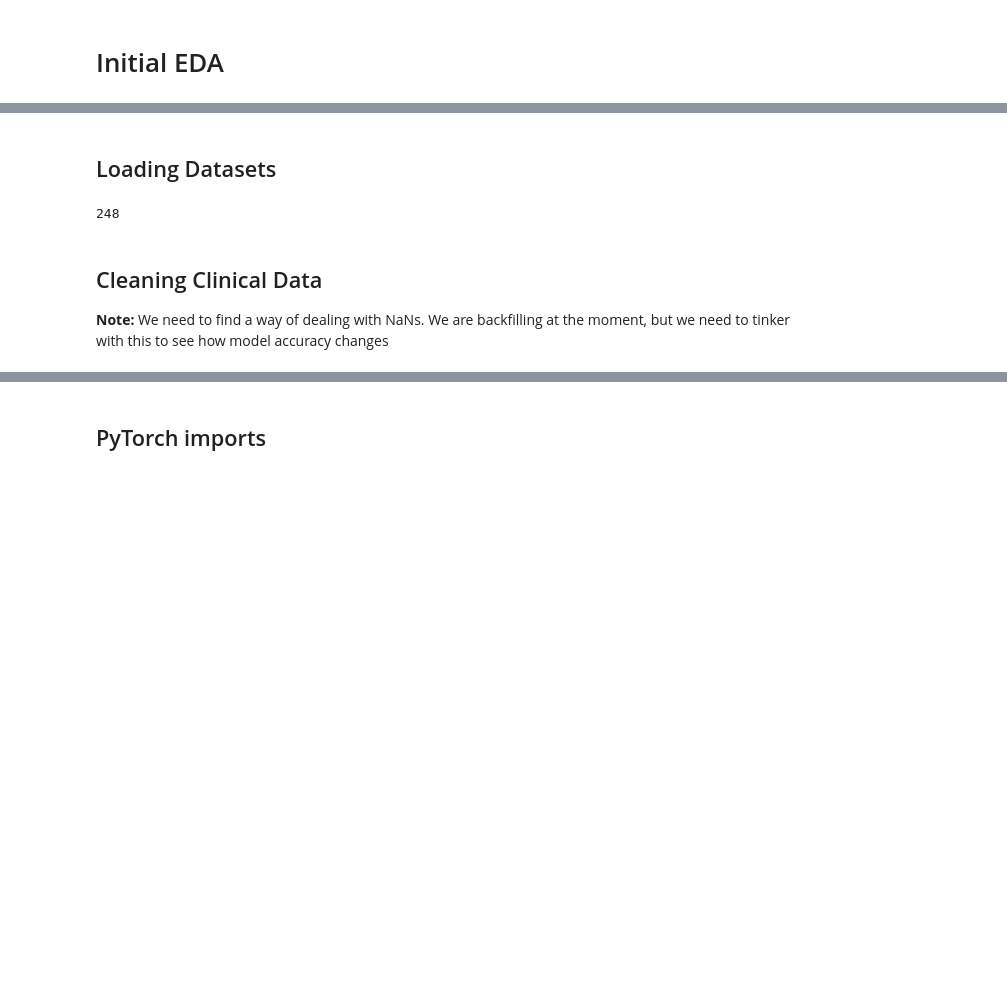
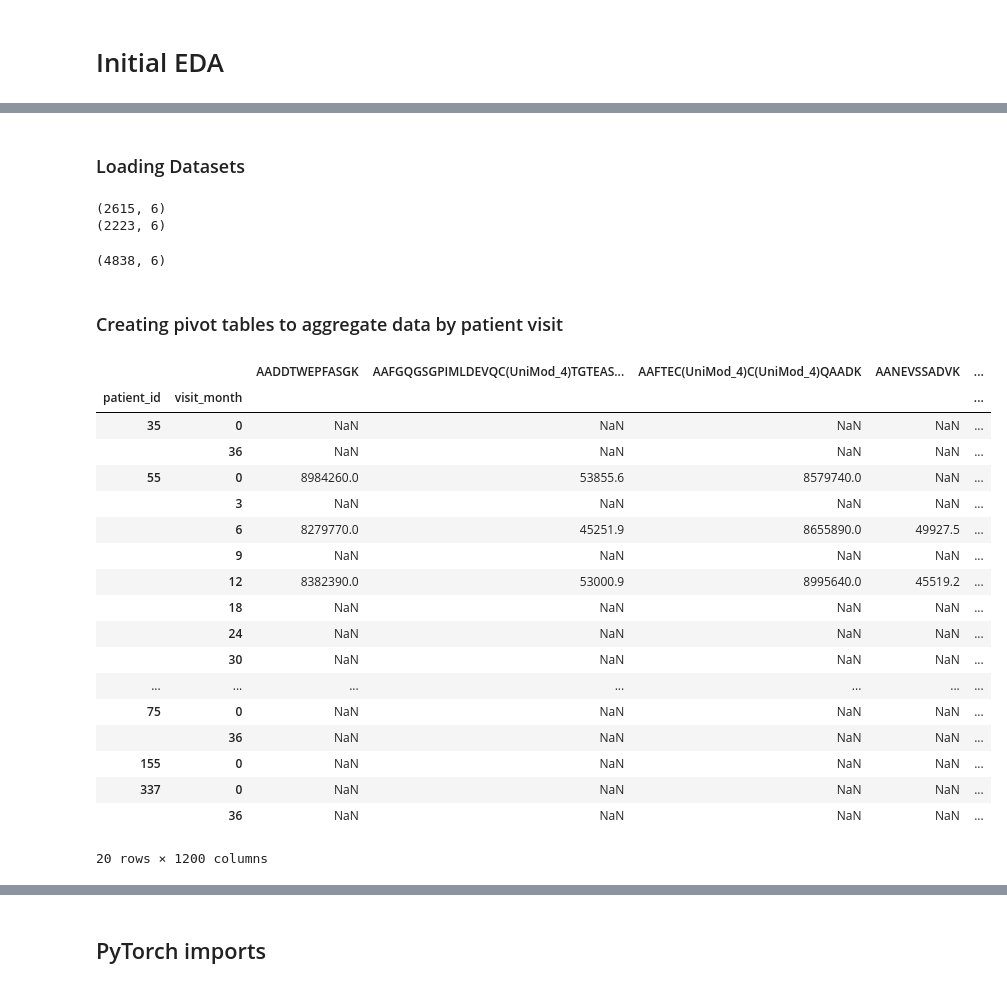
Before and after one commit to haiyan-wang/DAML-sp23-pd_pred, a Jupyter notebook: src/initial_analysis.ipynb, the cells around one changed output, grey strips where cells are left out. Cells and saved outputs as stored; diff of their text form; code cells hidden in the pictures; blank space fills up the shorter version.

```diff
--- a/src/initial_analysis.ipynb
+++ b/src/initial_analysis.ipynb
@@ -8,15 +8,22 @@ import pandas as pd
 import seaborn as sns
 import matplotlib.pyplot as plt
 # %% [markdown]
-## Loading Datasets
+### Loading Datasets
 # %%
 peptides_df = pd.read_csv('../data/train_peptides.csv')
+peptides_df.set_index(["patient_id", "visit_month"], inplace = True)
+
 proteins_df = pd.read_csv('../data/train_proteins.csv')
+proteins_df.set_index(["patient_id", "visit_month"], inplace = True)
+
 clinical_data_df = pd.read_csv('../data/train_clinical_data.csv')
+clinical_data_df.set_index(["patient_id", "visit_month"], inplace = True)
+
 supplemental_clinical_data_df = pd.read_csv('../data/supplemental_clinical_data.csv')
+supplemental_clinical_data_df.set_index(["patient_id", "visit_month"], inplace = True)
+
+clinical_data_df = pd.concat([clinical_data_df, supplemental_clinical_data_df])
 # %% [output]
-248
+(2615, 6)
+(2223, 6)
+(4838, 6)
-# %% [markdown]
-## Cleaning Clinical Data
-
-**Note:** We need to find a way of dealing with NaNs. We are backfilling at the moment, but we need to tinker with this to see how model accuracy changes
@@ -25 +30,35 @@ supplemental_clinical_data_df = pd.read_csv('../data/supplemental_clinical_data.
+# %% [markdown]
+### Creating pivot tables to aggregate data by patient visit
+# %%
+protein_counts_visit = pd.pivot_table(data = proteins_df, index = ["patient_id", "visit_month"], columns = 'UniProt', values = 'NPX')
+
+peptide_counts_visit = pd.pivot_table(data = peptides_df, index = ["patient_id", "visit_month"], columns = 'Peptide', values = 'PeptideAbundance')
+
+patient_data_final = pd.concat([peptide_counts_visit, protein_counts_visit, clinical_data_df[["updrs_1", "updrs_2", "updrs_3", "updrs_4", "upd23b_clinical_state_on_medication"]]], axis = 1, join = 'outer')
+patient_data_final.sort_index(axis = 0, level = ["patient_id", "visit_month"], inplace = True)
+patient_data_final.rename(columns = {"upd23b_clinical_state_on_medication": "medication"}, inplace = True)
+patient_data_final["medication"].fillna(0, inplace = True)
+patient_data_final["medication"].replace({"Off": 1, "On": 1}, inplace = True)
+
+patient_data_final.head(20)
+# %% [output]
+|  |  | AADDTWEPFASGK | AAFGQGSGPIMLDEVQC(UniMod_4)TGTEAS... | AAFTEC(UniMod_4)C(UniMod_4)QAADK | AANEVSSADVK | ... |
+| patient_id | visit_month |  |  |  |  | ... |
+| 35 | 0 | NaN | NaN | NaN | NaN | ... |
+|  | 36 | NaN | NaN | NaN | NaN | ... |
+| 55 | 0 | 8984260.0 | 53855.6 | 8579740.0 | NaN | ... |
+|  | 3 | NaN | NaN | NaN | NaN | ... |
+|  | 6 | 8279770.0 | 45251.9 | 8655890.0 | 49927.5 | ... |
+|  | 9 | NaN | NaN | NaN | NaN | ... |
+|  | 12 | 8382390.0 | 53000.9 | 8995640.0 | 45519.2 | ... |
+|  | 18 | NaN | NaN | NaN | NaN | ... |
+|  | 24 | NaN | NaN | NaN | NaN | ... |
+|  | 30 | NaN | NaN | NaN | NaN | ... |
+| ... | ... | ... | ... | ... | ... | ... |
+| 75 | 0 | NaN | NaN | NaN | NaN | ... |
+|  | 36 | NaN | NaN | NaN | NaN | ... |
+| 155 | 0 | NaN | NaN | NaN | NaN | ... |
+| 337 | 0 | NaN | NaN | NaN | NaN | ... |
+|  | 36 | NaN | NaN | NaN | NaN | ... |
+20 rows × 1200 columns
 # %% [markdown]
```
Also changed, not shown: parts of 8 cells of this notebook, 1 other file.
